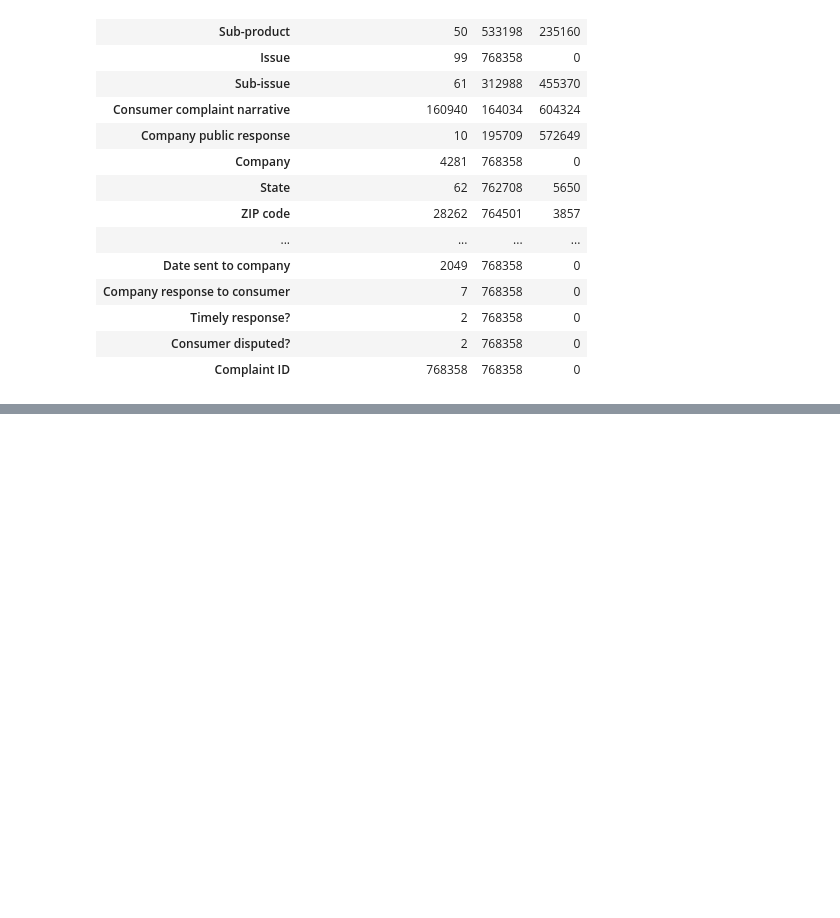
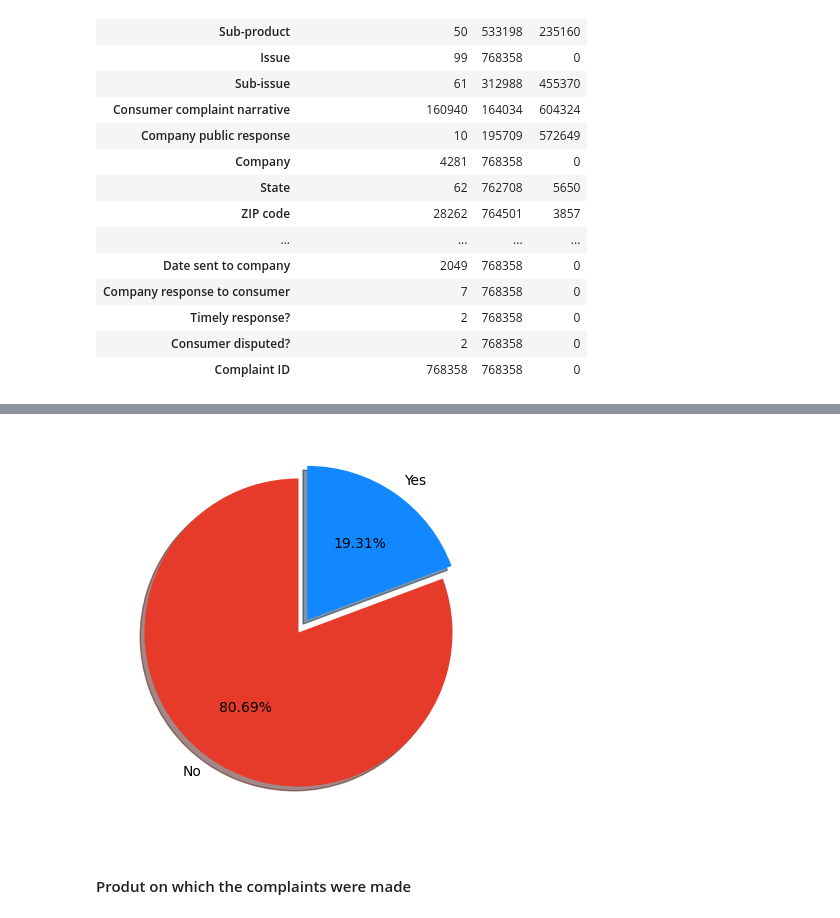
Before and after one commit to Sheiphan/Complaints_Prediction_NLP, a Jupyter notebook: Research/EDA.ipynb, the cells around one changed output, grey strips where cells are left out. Cells and saved outputs as stored; diff of their text form; code cells hidden in the pictures; blank space fills up the shorter version.

```diff
--- a/Research/EDA.ipynb
+++ b/Research/EDA.ipynb
@@ -88,0 +193,5 @@ describe(df)
+# %%
+df.columns
+drop_columns = ['Tags','Consumer complaint narrative','Company public response',
+                'Consumer consent provided?','Sub-issue','Sub-product','Complaint ID','ZIP code']
+df.drop(drop_columns, axis=1,inplace=True)
@@ -88,0 +214,15 @@ describe(df)
+# %%
+percentage = df['Consumer disputed?'].value_counts(normalize=True)*100
+label = ['No', 'Yes']
+
+fig,ax = plt.subplots(figsize=(10,5))
+explode = (0,0.1)
+colors = ['#e63a2a', '#1188ff']
+ax.pie(percentage, labels = label, startangle = 90,
+       autopct = '%1.2f%%', explode=explode,
+       shadow=True, colors = colors)
+plt.show()
+# %% [output]
+[figure, added]
+# %% [markdown]
+#### Produt on which the complaints were made
```
Also changed, not shown: parts of 26 cells of this notebook.
